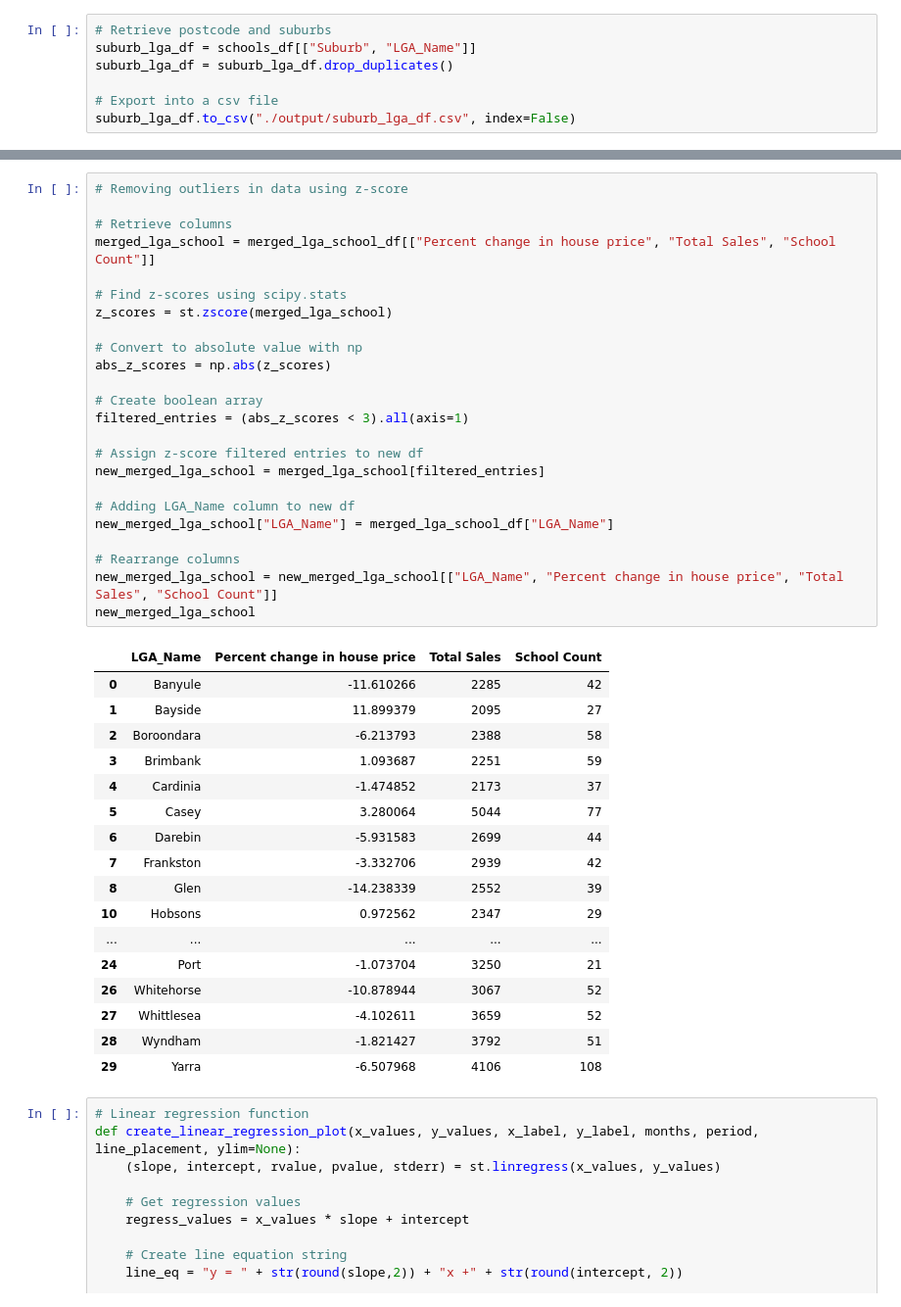
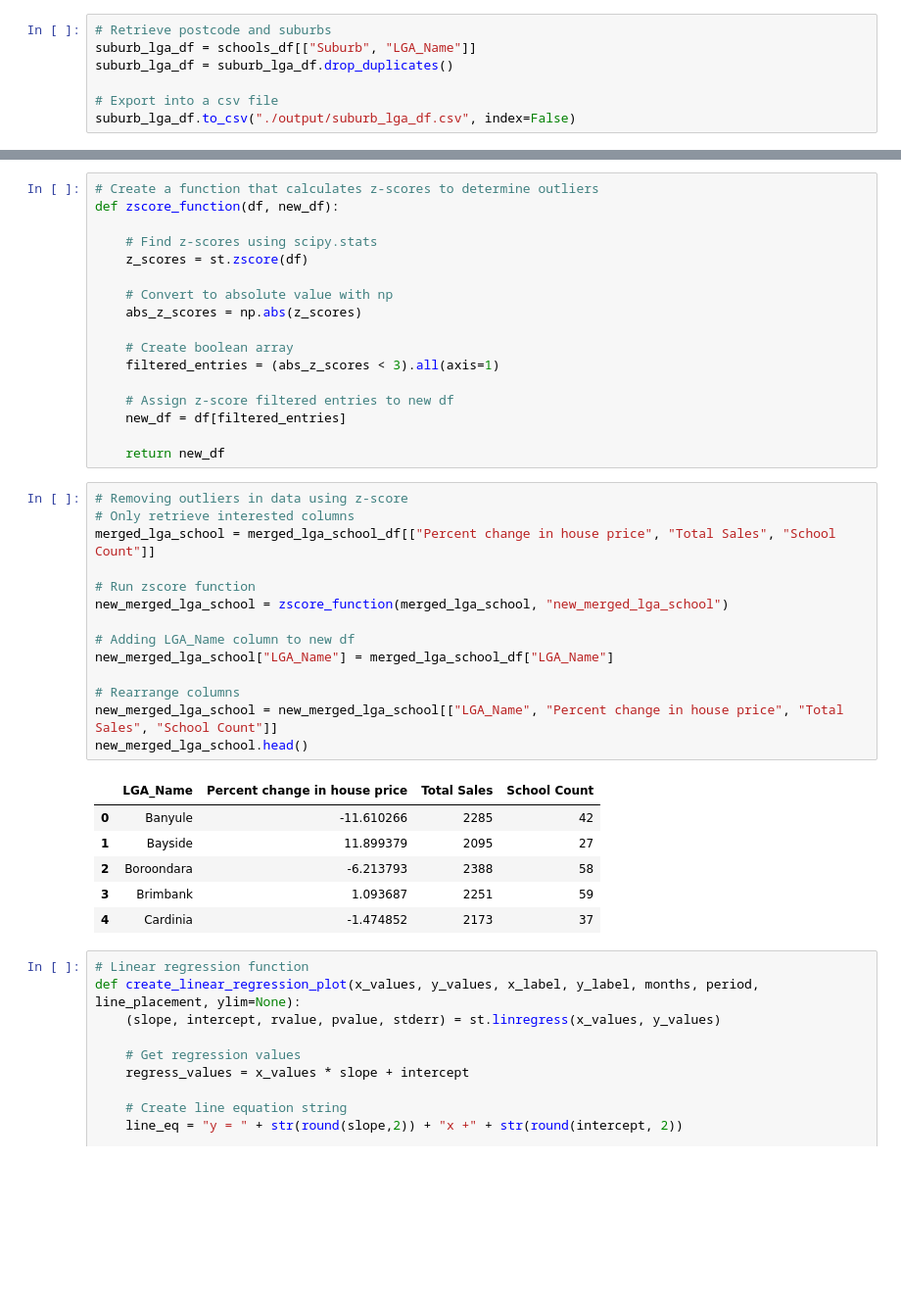
Before and after one commit to jeremychiaa/covid-victorian-real-estate, a Jupyter notebook: cleaned_schools.ipynb, the cells around one changed output, grey strips where cells are left out. Shown at 98% size. Saved outputs shown, nothing was run; the diff lists cells and outputs as text; blank space fills up the shorter version.

```diff
--- a/cleaned_schools.ipynb
+++ b/cleaned_schools.ipynb
@@ -202,45 +126,41 @@ merged_lga_school_df
+# %%
+# Create a function that calculates z-scores to determine outliers
+def zscore_function(df, new_df):
+
+    # Find z-scores using scipy.stats
+    z_scores = st.zscore(df)
+
+    # Convert to absolute value with np
+    abs_z_scores = np.abs(z_scores)
+
+    # Create boolean array
+    filtered_entries = (abs_z_scores < 3).all(axis=1)
+
+    # Assign z-score filtered entries to new df
+    new_df = df[filtered_entries]
+
+    return new_df
 # %%
 # Removing outliers in data using z-score
-
-# Retrieve columns
+# Only retrieve interested columns
 merged_lga_school = merged_lga_school_df[["Percent change in house price", "Total Sales", "School Count"]]
 
-# Find z-scores using scipy.stats
-z_scores = st.zscore(merged_lga_school)
-
-# Convert to absolute value with np
-abs_z_scores = np.abs(z_scores)
-
-# Create boolean array
-filtered_entries = (abs_z_scores < 3).all(axis=1)
-
-# Assign z-score filtered entries to new df
-new_merged_lga_school = merged_lga_school[filtered_entries]
+# Run zscore function
+new_merged_lga_school = zscore_function(merged_lga_school, "new_merged_lga_school")
 
 # Adding LGA_Name column to new df
 new_merged_lga_school["LGA_Name"] = merged_lga_school_df["LGA_Name"]
 
 # Rearrange columns
 new_merged_lga_school = new_merged_lga_school[["LGA_Name", "Percent change in house price", "Total Sales", "School Count"]]
-new_merged_lga_school
+new_merged_lga_school.head()
 # %% [output]
 |  | LGA_Name | Percent change in house price | Total Sales | School Count |
 | 0 | Banyule | -11.610266 | 2285 | 42 |
 | 1 | Bayside | 11.899379 | 2095 | 27 |
 | 2 | Boroondara | -6.213793 | 2388 | 58 |
 | 3 | Brimbank | 1.093687 | 2251 | 59 |
 | 4 | Cardinia | -1.474852 | 2173 | 37 |
-| 5 | Casey | 3.280064 | 5044 | 77 |
-| 6 | Darebin | -5.931583 | 2699 | 44 |
-| 7 | Frankston | -3.332706 | 2939 | 42 |
-| 8 | Glen | -14.238339 | 2552 | 39 |
-| 10 | Hobsons | 0.972562 | 2347 | 29 |
-| ... | ... | ... | ... | ... |
-| 24 | Port | -1.073704 | 3250 | 21 |
-| 26 | Whitehorse | -10.878944 | 3067 | 52 |
-| 27 | Whittlesea | -4.102611 | 3659 | 52 |
-| 28 | Wyndham | -1.821427 | 3792 | 51 |
-| 29 | Yarra | -6.507968 | 4106 | 108 |
 # %%
 # Linear regression function
 def create_linear_regression_plot(x_values, y_values, x_label, y_label, months, period, line_placement, ylim=None):
```
Also changed, not shown: parts of 22 cells of this notebook, 1 other file.
